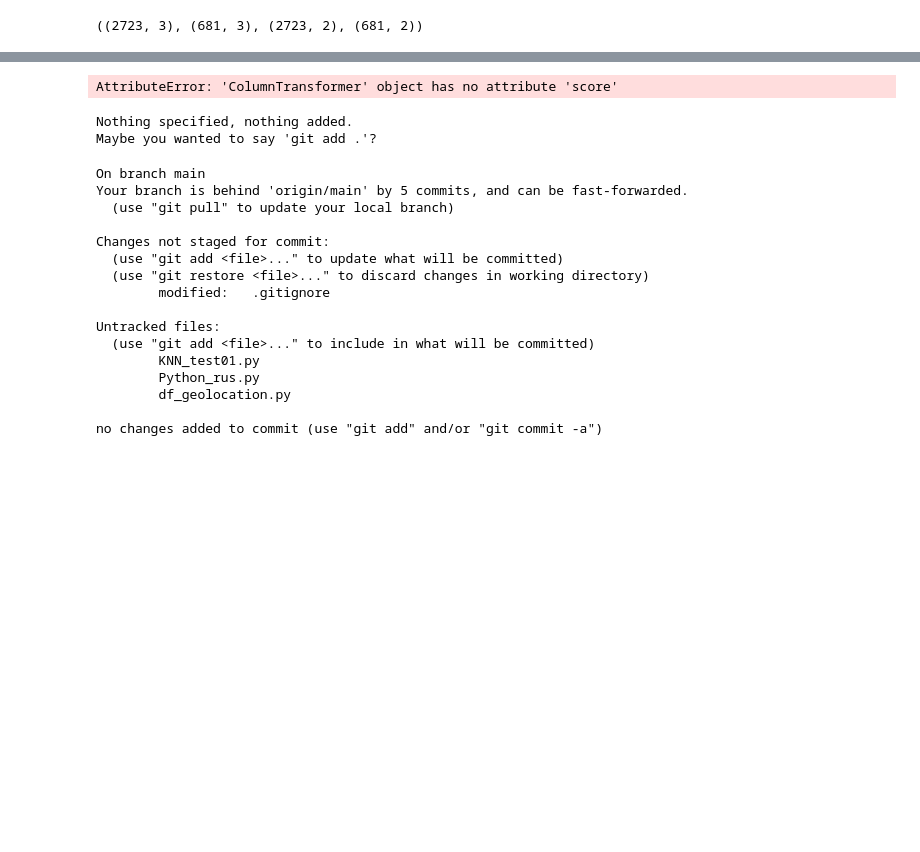
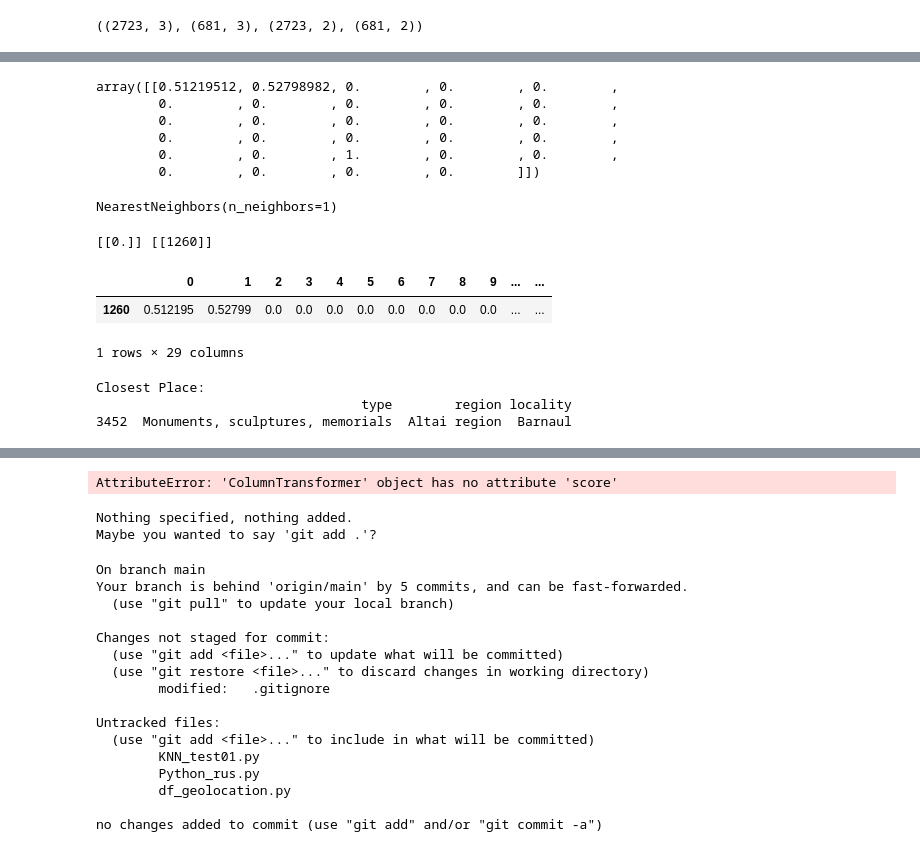
Before and after one commit to gilles4/stilligo_GitHub, a Jupyter notebook: pipeline.ipynb, the cells around one changed output, grey strips where cells are left out. Drawn from its saved outputs; the diff is of its cells as text; code cells hidden in the pictures; blank space fills up the shorter version.

Commit message:
found_close_place

```diff
--- a/pipeline.ipynb
+++ b/pipeline.ipynb
@@ -255,0 +239,5 @@ array(['num_transformer__region', 'num_transformer__locality',
+# %%
+#fit the pipeline to the training data
+X_train_fit = preprocessor.fit(X_train)
+# %%
+X_train_transform = X_train_fit.transform(X_train)
@@ -255,0 +260,35 @@ array(['num_transformer__region', 'num_transformer__locality',
+# %%
+query_point_tranform = X_train_fit.transform(query_point)
+query_point_tranform
+# %% [output]
+array([[0.51219512, 0.52798982, 0.        , 0.        , 0.        ,
+        0.        , 0.        , 0.        , 0.        , 0.        ,
+        0.        , 0.        , 0.        , 0.        , 0.        ,
+        0.        , 0.        , 0.        , 0.        , 0.        ,
+        0.        , 0.        , 1.        , 0.        , 0.        ,
+        0.        , 0.        , 0.        , 0.        ]])
+# %%
+from sklearn.neighbors import NearestNeighbors
+
+# Create a NearestNeighbors model
+k = 1  # You can change k to find more nearest neighbors if needed
+knn_model = NearestNeighbors(n_neighbors=k)
+knn_model.fit(X_train_transform)
+
+# Find the nearest neighbors to the query point
+#distances, indices = knn_model.kneighbors(query_point_tranform)
+# %% [output]
+NearestNeighbors(n_neighbors=1)
+# %%
+distance, index=knn_model.kneighbors(query_point_tranform,n_neighbors=1)
+print(distance, index)
+# %% [output]
+[[0.]] [[1260]]
+# %%
+t = pd.DataFrame(X_train_transform).iloc[1260]
+t= pd.DataFrame(t).transpose()
+t
+# %% [output]
+|  | 0 | 1 | 2 | 3 | 4 | 5 | 6 | 7 | 8 | 9 | ... | ... |
+| 1260 | 0.512195 | 0.52799 | 0.0 | 0.0 | 0.0 | 0.0 | 0.0 | 0.0 | 0.0 | 0.0 | ... | ... |
+1 rows × 29 columns
@@ -255,0 +297,13 @@ array(['num_transformer__region', 'num_transformer__locality',
+# %%
+# Get the index of the closest place
+closest_place_index = indices[0]
+
+# Get the details of the closest place
+closest_place = X_test.iloc[closest_place_index]
+
+print("Closest Place:")
+print(closest_place)
+# %% [output]
+Closest Place:
+                                  type        region locality
+3452  Monuments, sculptures, memorials  Altai region  Barnaul
```
Also changed, not shown: parts of 17 cells of this notebook.
